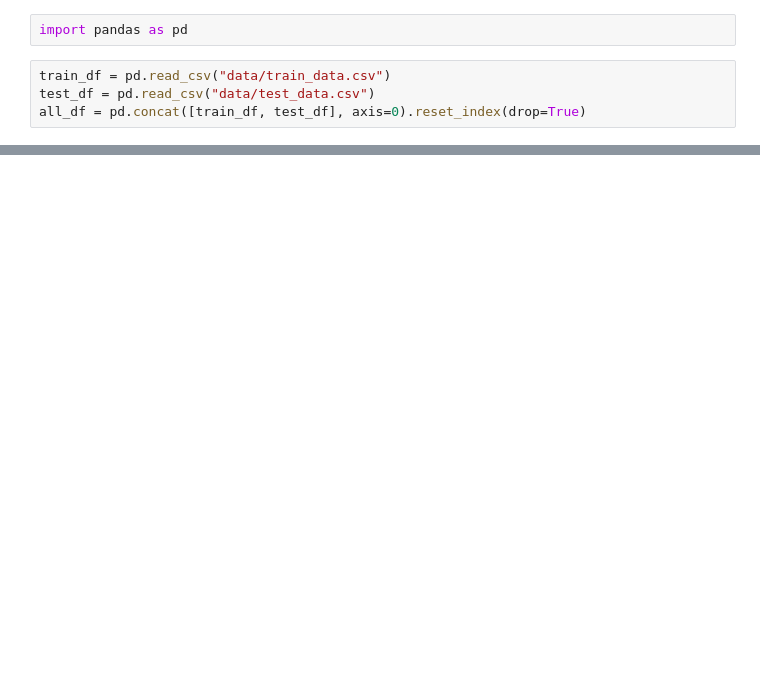
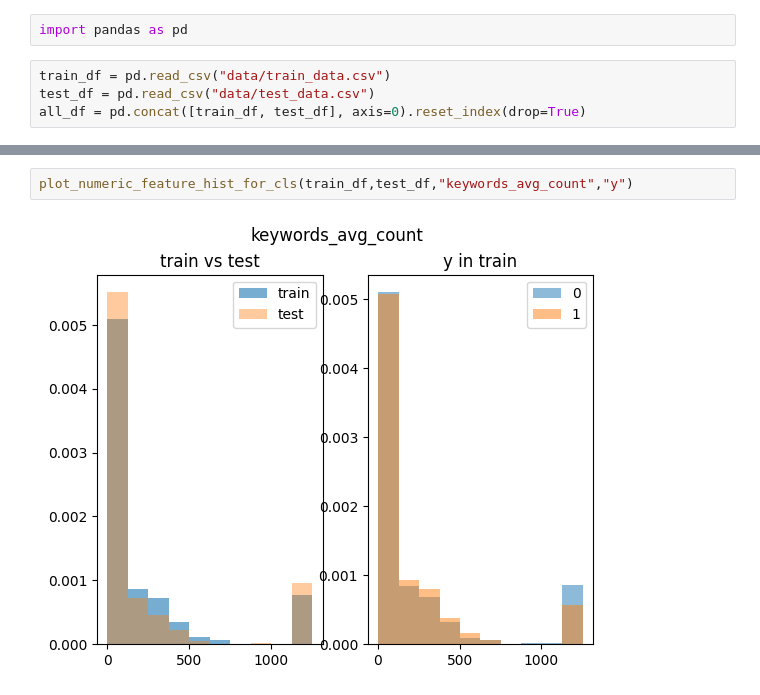
Before and after one commit to habroptilus/ds-monorepo, a Jupyter notebook: projects/prob_ac/keyword_year.ipynb, the cells around one changed output, grey strips where cells are left out. Saved outputs shown, nothing was run; the diff lists cells and outputs as text; blank space fills up the shorter version.

```diff
--- a/projects/prob_ac/keyword_year.ipynb
+++ b/projects/prob_ac/keyword_year.ipynb
@@ -40,0 +47,4 @@ train_df.groupby("y").mean()[["keywords_len", "diff_years_keywords_avg_and_actua
+# %%
+plot_numeric_feature_hist_for_cls(train_df,test_df,"keywords_avg_count","y")
+# %% [output]
+[figure, added]
```
Also changed, not shown: parts of 7 cells of this notebook, 4 other files.
